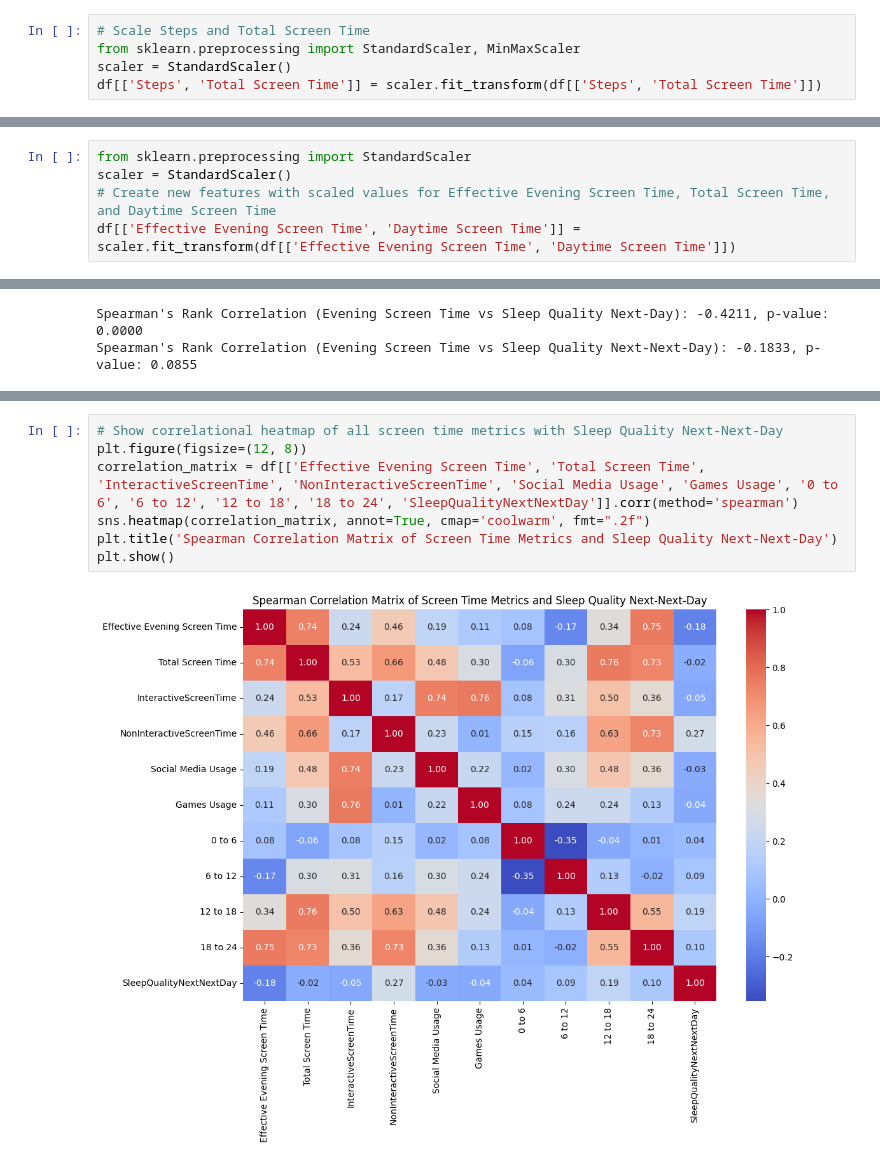
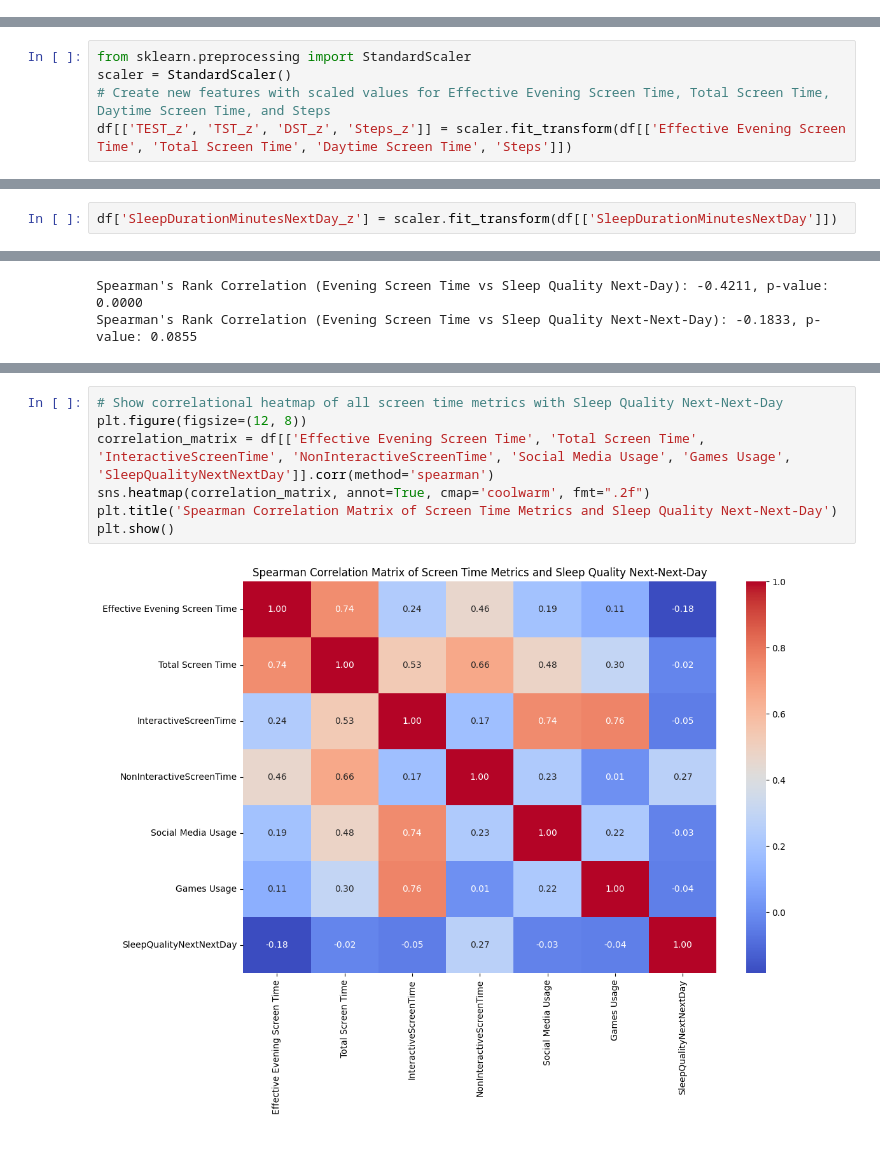
Before and after one commit to machiwao/CCDATSCL_PROJECT, a Jupyter notebook: CCDATSCL_Project_Code Implementation.ipynb, the cells around one changed output, grey strips where cells are left out. Drawn from its saved outputs; the diff is of its cells as text.

Commit message:
Modified Plots

```diff
--- a/CCDATSCL_Project_Code Implementation.ipynb
+++ b/CCDATSCL_Project_Code Implementation.ipynb
@@ -448,5 +395,0 @@ df.describe()
-# %%
-# Scale Steps and Total Screen Time
-from sklearn.preprocessing import StandardScaler, MinMaxScaler
-scaler = StandardScaler()
-df[['Steps', 'Total Screen Time']] = scaler.fit_transform(df[['Steps', 'Total Screen Time']])
@@ -465,0 +495,5 @@ plt.show()
+# %%
+from sklearn.preprocessing import StandardScaler
+scaler = StandardScaler()
+# Create new features with scaled values for Effective Evening Screen Time, Total Screen Time, Daytime Screen Time, and Steps
+df[['TEST_z', 'TST_z', 'DST_z', 'Steps_z']] = scaler.fit_transform(df[['Effective Evening Screen Time', 'Total Screen Time', 'Daytime Screen Time', 'Steps']])
@@ -465,0 +513,2 @@ plt.show()
+# %%
+df['SleepDurationMinutesNextDay_z'] = scaler.fit_transform(df[['SleepDurationMinutesNextDay']])
@@ -466,10 +561,5 @@ plt.show()
 # %% [markdown]
 ## Statistical Tests
-# %%
-from sklearn.preprocessing import StandardScaler
-scaler = StandardScaler()
-# Create new features with scaled values for Effective Evening Screen Time, Total Screen Time, and Daytime Screen Time
-df[['Effective Evening Screen Time', 'Daytime Screen Time']] = scaler.fit_transform(df[['Effective Evening Screen Time', 'Daytime Screen Time']])
 # %%
 # Perform a Independent-Samples T-test for the following question:
 # Is there a significant difference in self-reported sleep quality when exceeding the 120-minute pre-sleep screen time threshold?
@@ -697,12 +832,12 @@ Significant Temporal Correlations Found:
 # %%
 # Show correlational heatmap of all screen time metrics with Sleep Quality Next-Next-Day
 plt.figure(figsize=(12, 8))
-correlation_matrix = df[['Effective Evening Screen Time', 'Total Screen Time', 'InteractiveScreenTime', 'NonInteractiveScreenTime', 'Social Media Usage', 'Games Usage', '0 to 6', '6 to 12', '12 to 18', '18 to 24', 'SleepQualityNextNextDay']].corr(method='spearman')
+correlation_matrix = df[['Effective Evening Screen Time', 'Total Screen Time', 'InteractiveScreenTime', 'NonInteractiveScreenTime', 'Social Media Usage', 'Games Usage', 'SleepQualityNextNextDay']].corr(method='spearman')
 sns.heatmap(correlation_matrix, annot=True, cmap='coolwarm', fmt=".2f")
 plt.title('Spearman Correlation Matrix of Screen Time Metrics and Sleep Quality Next-Next-Day')
 plt.show()
 # %% [output]
-[figure, old version]
+[figure, new version]
 # %%
 df['Steps'].describe()
 # %% [output]
```
Also changed, not shown: parts of 54 cells of this notebook, 2 other files.
